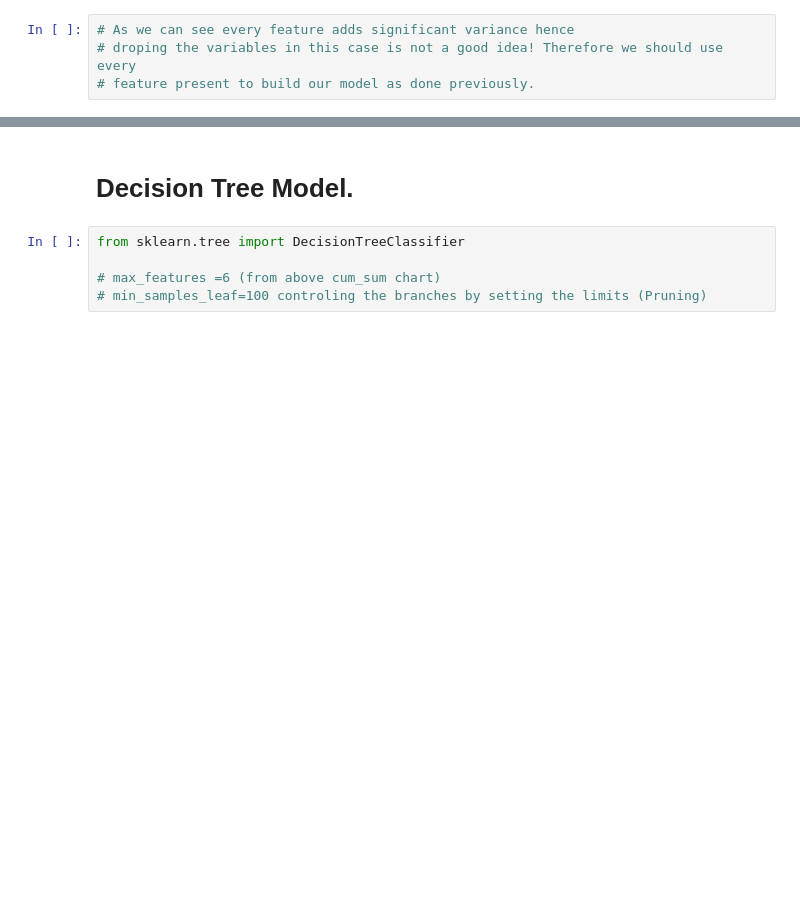
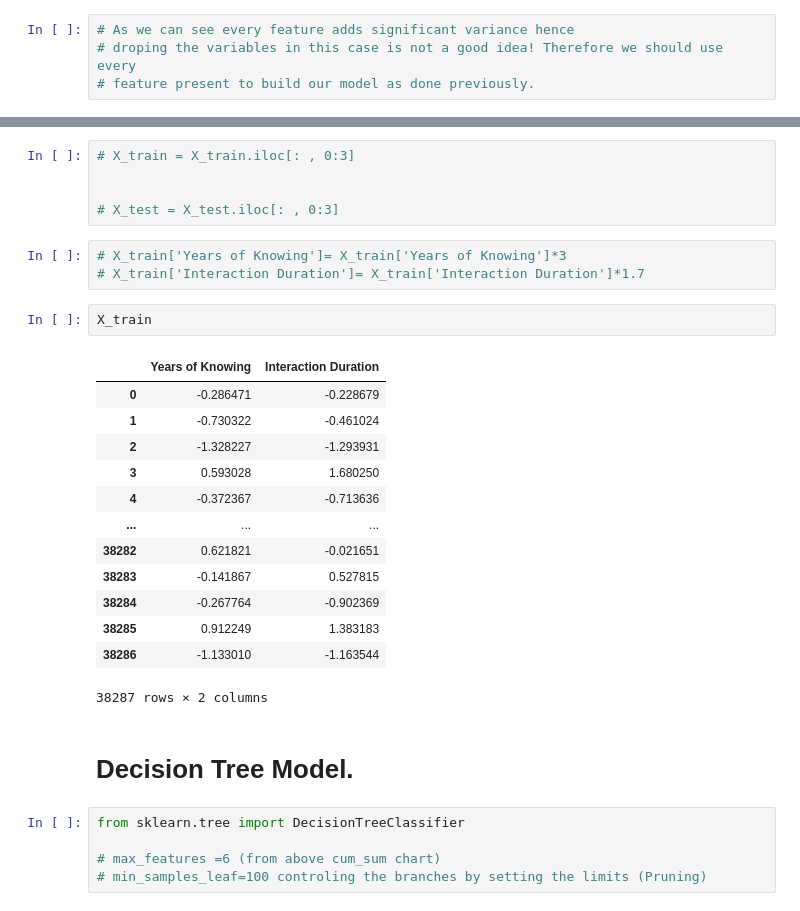
Before and after one commit to bhrt-sharma/OSS_Dev_Kaggle_Classification-Competition, a Jupyter notebook: OSS_Starter_Kit.ipynb, the cells around one changed output, grey strips where cells are left out. Drawn from its saved outputs; the diff is of its cells as text; blank space fills up the shorter version.

```diff
--- a/OSS_Starter_Kit.ipynb
+++ b/OSS_Starter_Kit.ipynb
@@ -330,3 +307,27 @@ plt.show()
+# %%
+# X_train = X_train.iloc[: , 0:3]
+
+
+# X_test = X_test.iloc[: , 0:3]
+# %%
+# X_train['Years of Knowing']= X_train['Years of Knowing']*3
+# X_train['Interaction Duration']= X_train['Interaction Duration']*1.7
+# %%
+X_train
+# %% [output]
+|  | Years of Knowing | Interaction Duration |
+| 0 | -0.286471 | -0.228679 |
+| 1 | -0.730322 | -0.461024 |
+| 2 | -1.328227 | -1.293931 |
+| 3 | 0.593028 | 1.680250 |
+| 4 | -0.372367 | -0.713636 |
+| ... | ... | ... |
+| 38282 | 0.621821 | -0.021651 |
+| 38283 | -0.141867 | 0.527815 |
+| 38284 | -0.267764 | -0.902369 |
+| 38285 | 0.912249 | 1.383183 |
+| 38286 | -1.133010 | -1.163544 |
+38287 rows × 2 columns
 # %% [markdown]
 # Decision Tree Model.
 # %%
```
Also changed, not shown: parts of 100 cells of this notebook.
